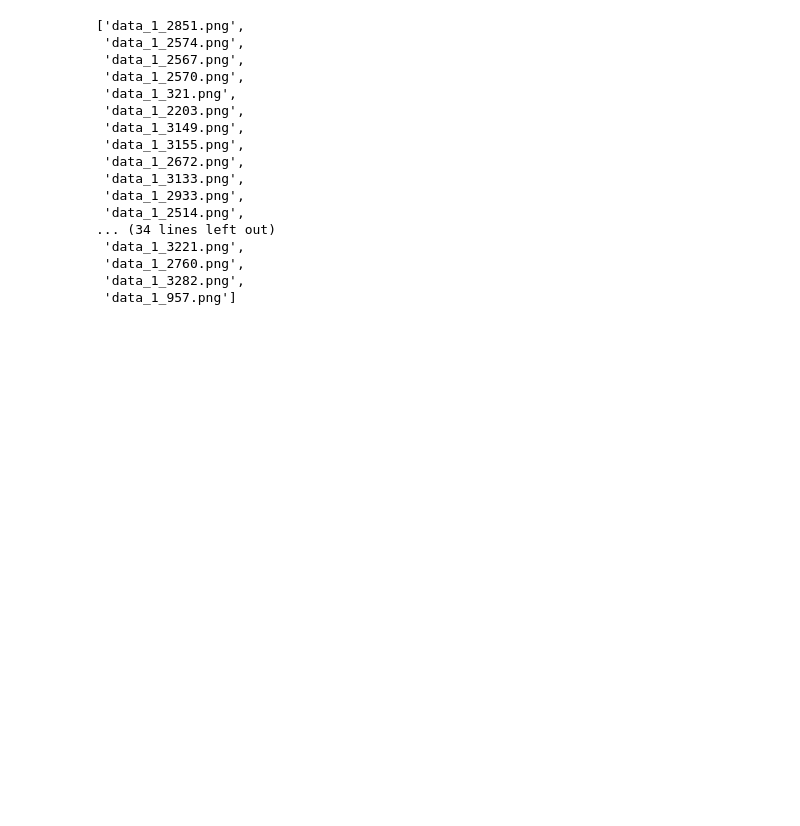
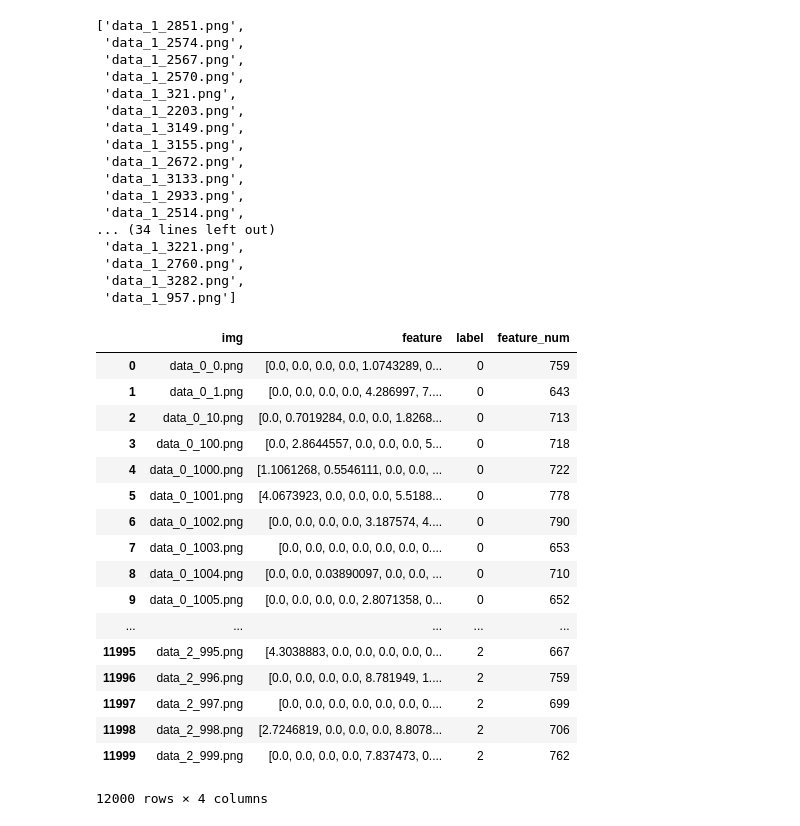
Before and after one commit to takitaki7474/mlse-research, a Jupyter notebook: analysis_feature.ipynb, the cells around one changed output. Saved outputs shown, nothing was run; the diff lists cells and outputs as text; code cells hidden in the pictures; blank space fills up the shorter version.

```diff
--- a/analysis_feature.ipynb
+++ b/analysis_feature.ipynb
@@ -352,0 +358,24 @@ list(df1["img"][:50])
+# %%
+table_obj = processing_table.processing_feature_table(df)
+table_obj.add_feature_num()
+# %%
+table_obj.feature_table
+# %% [output]
+|  | img | feature | label | feature_num |
+| 0 | data_0_0.png | [0.0, 0.0, 0.0, 0.0, 1.0743289, 0... | 0 | 759 |
+| 1 | data_0_1.png | [0.0, 0.0, 0.0, 0.0, 4.286997, 7.... | 0 | 643 |
+| 2 | data_0_10.png | [0.0, 0.7019284, 0.0, 0.0, 1.8268... | 0 | 713 |
+| 3 | data_0_100.png | [0.0, 2.8644557, 0.0, 0.0, 0.0, 5... | 0 | 718 |
+| 4 | data_0_1000.png | [1.1061268, 0.5546111, 0.0, 0.0, ... | 0 | 722 |
+| 5 | data_0_1001.png | [4.0673923, 0.0, 0.0, 0.0, 5.5188... | 0 | 778 |
+| 6 | data_0_1002.png | [0.0, 0.0, 0.0, 0.0, 3.187574, 4.... | 0 | 790 |
+| 7 | data_0_1003.png | [0.0, 0.0, 0.0, 0.0, 0.0, 0.0, 0.... | 0 | 653 |
+| 8 | data_0_1004.png | [0.0, 0.0, 0.03890097, 0.0, 0.0, ... | 0 | 710 |
+| 9 | data_0_1005.png | [0.0, 0.0, 0.0, 0.0, 2.8071358, 0... | 0 | 652 |
+| ... | ... | ... | ... | ... |
+| 11995 | data_2_995.png | [4.3038883, 0.0, 0.0, 0.0, 0.0, 0... | 2 | 667 |
+| 11996 | data_2_996.png | [0.0, 0.0, 0.0, 0.0, 8.781949, 1.... | 2 | 759 |
+| 11997 | data_2_997.png | [0.0, 0.0, 0.0, 0.0, 0.0, 0.0, 0.... | 2 | 699 |
+| 11998 | data_2_998.png | [2.7246819, 0.0, 0.0, 0.0, 8.8078... | 2 | 706 |
+| 11999 | data_2_999.png | [0.0, 0.0, 0.0, 0.0, 7.837473, 0.... | 2 | 762 |
+12000 rows × 4 columns
```
Also changed, not shown: parts of 6 cells of this notebook, 3 other files.
